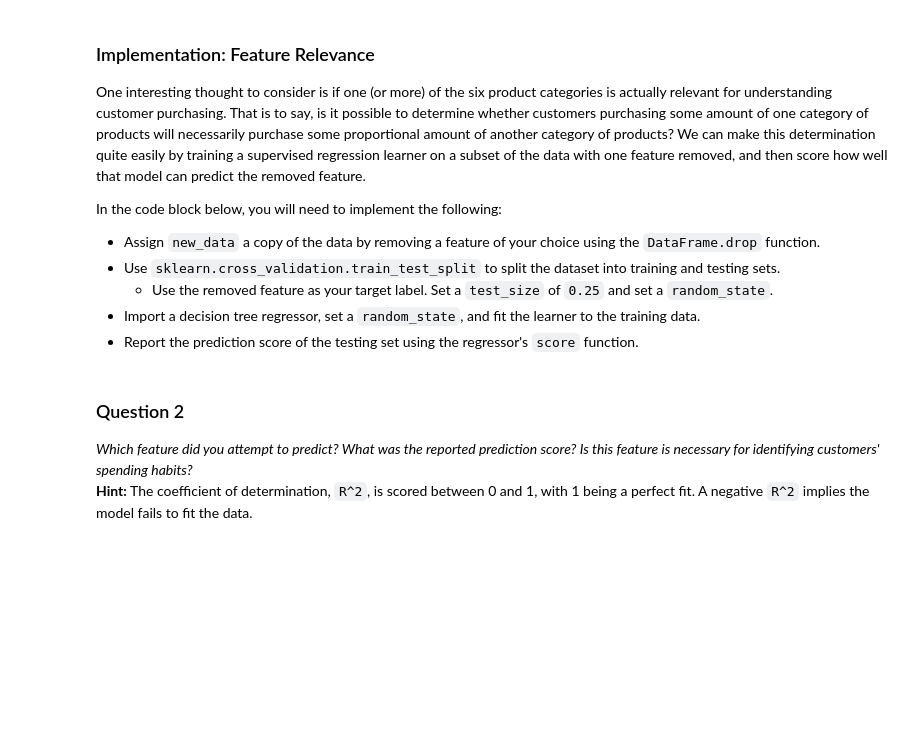
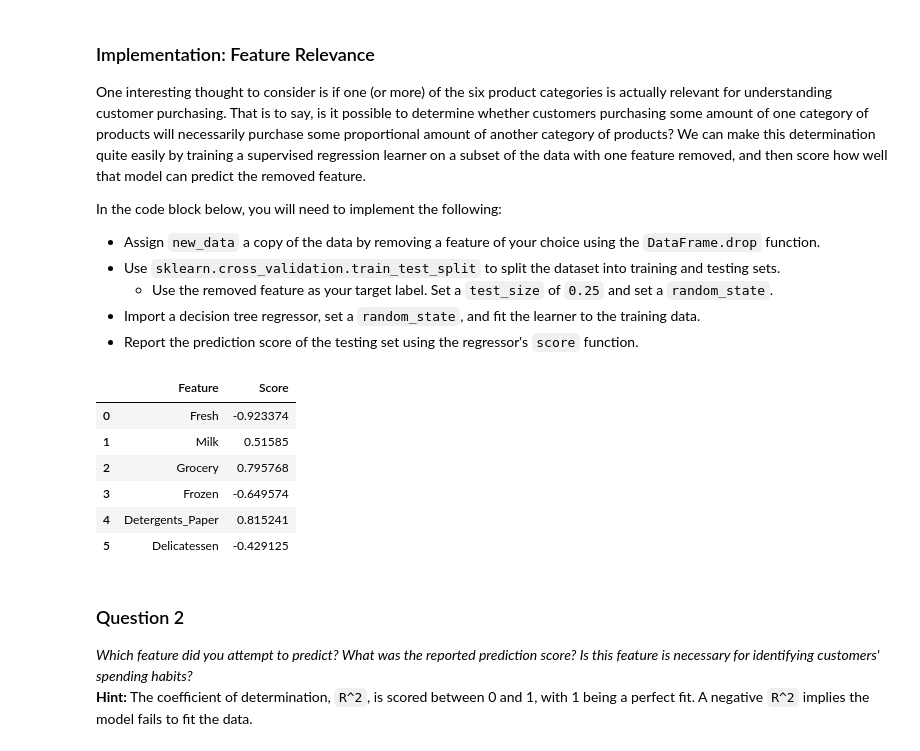
Before and after one commit to prad2807/Udacity, a Jupyter notebook: Udacity/machine-learning-master/projects/customer_segments/customer_segments.ipynb, the cells around one changed output. Saved outputs shown, nothing was run; the diff lists cells and outputs as text; code cells hidden in the pictures; blank space fills up the shorter version.

```diff
--- a/Udacity/machine-learning-master/projects/customer_segments/customer_segments.ipynb
+++ b/Udacity/machine-learning-master/projects/customer_segments/customer_segments.ipynb
@@ -91,16 +98,33 @@ In the code block below, you will need to implement the following:
  - Report the prediction score of the testing set using the regressor's `score` function.
 # %%
 # TODO: Make a copy of the DataFrame, using the 'drop' function to drop the given feature
-new_data = None
+scores=[]
+for i in data.columns:
+    new_data = data.drop([i],axis=1)
+    from sklearn.model_selection import train_test_split
 
-# TODO: Split the data into training and testing sets using the given feature as the target
-X_train, X_test, y_train, y_test = (None, None, None, None)
+    # TODO: Split the data into training and testing sets using the given feature as the target
 
-# TODO: Create a decision tree regressor and fit it to the training set
-regressor = None
+    X_train, X_test, y_train, y_test = train_test_split(new_data, data[i], test_size=0.25, random_state=1)
 
-# TODO: Report the score of the prediction using the testing set
-score = None
+    # TODO: Create a decision tree regressor and fit it to the training set
+    from sklearn.tree import DecisionTreeRegressor
+    regressor = DecisionTreeRegressor(random_state=1)
+    regressor.fit(X_train, y_train)
+
+    # TODO: Report the score of the prediction using the testing set
+    score = regressor.score(X_test, y_test)
+    scores.append(score)
+scoreDf = pd.DataFrame(np.array([data.columns, scores]).T, columns=['Feature', 'Score'])
+scoreDf
+# %% [output]
+|  | Feature | Score |
+| 0 | Fresh | -0.923374 |
+| 1 | Milk | 0.51585 |
+| 2 | Grocery | 0.795768 |
+| 3 | Frozen | -0.649574 |
+| 4 | Detergents_Paper | 0.815241 |
+| 5 | Delicatessen | -0.429125 |
 # %% [markdown]
 ### Question 2
 *Which feature did you attempt to predict? What was the reported prediction score? Is this feature is necessary for identifying customers' spending habits?*
```
Also changed, not shown: parts of 11 cells of this notebook.
